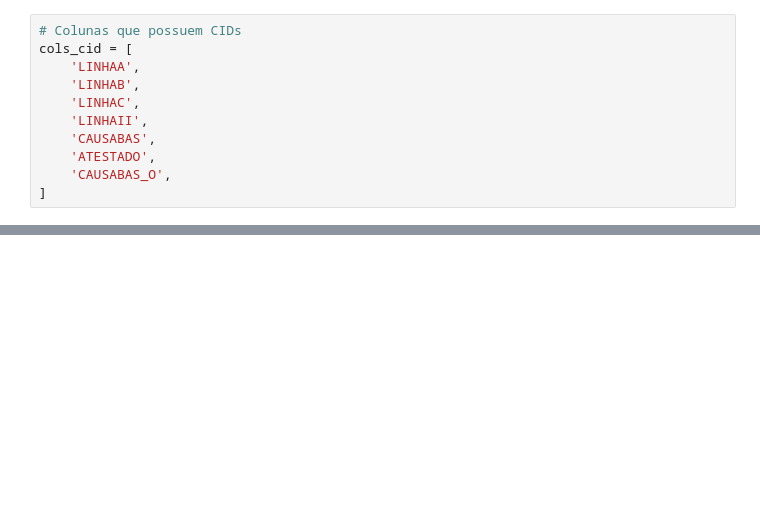
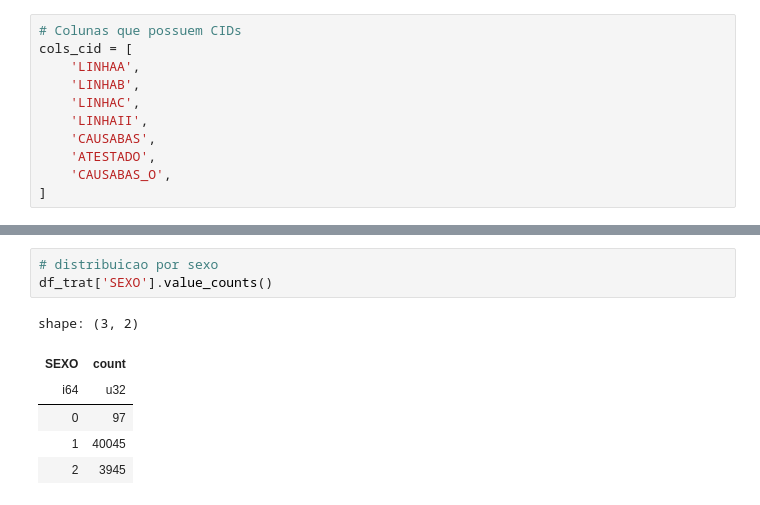
Before and after one commit to dforoni/feminiData, a Jupyter notebook: eda_feminiData.ipynb, the cells around one changed output, grey strips where cells are left out. Saved outputs shown, nothing was run; the diff lists cells and outputs as text; blank space fills up the shorter version.

```diff
--- a/eda_feminiData.ipynb
+++ b/eda_feminiData.ipynb
@@ -171,3 +173,13 @@ shape: (44_087, 44)
 | 1465478 | 2 | 2 | 11122023 | 116 | 826 | 261400 | 20121981 | 441 | 1 | 4 | ... |
 | 1465479 | 2 | 2 | 11122023 | 11 | 829 | 291840 | 27081993 | 430 | 1 | 4 | ... |
 | 1465505 | 2 | 2 | 12122023 | 2110 | 829 | 291840 | 22101991 | 432 | 1 | 4 | ... |
+# %%
+# distribuicao por sexo
+df_trat['SEXO'].value_counts()
+# %% [output]
+shape: (3, 2)
+| SEXO | count |
+| i64 | u32 |
+| 0 | 97 |
+| 1 | 40045 |
+| 2 | 3945 |
```
Also changed, not shown: parts of 1 cell of this notebook.
